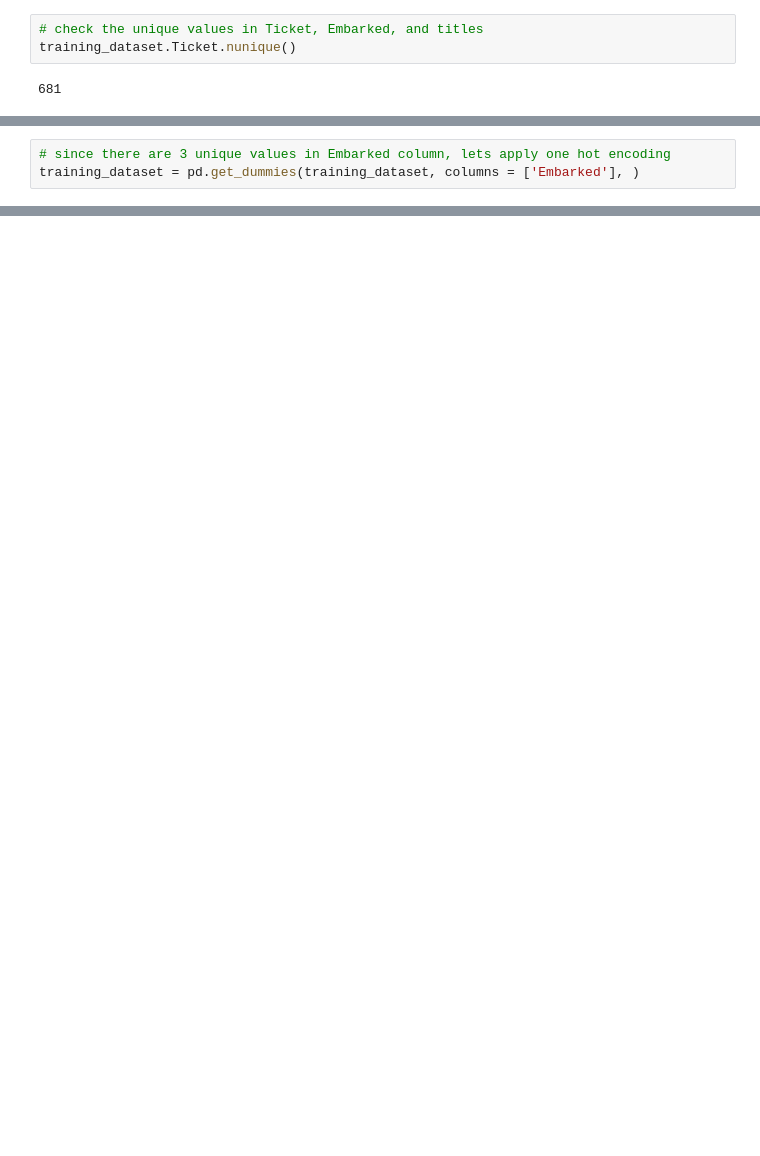
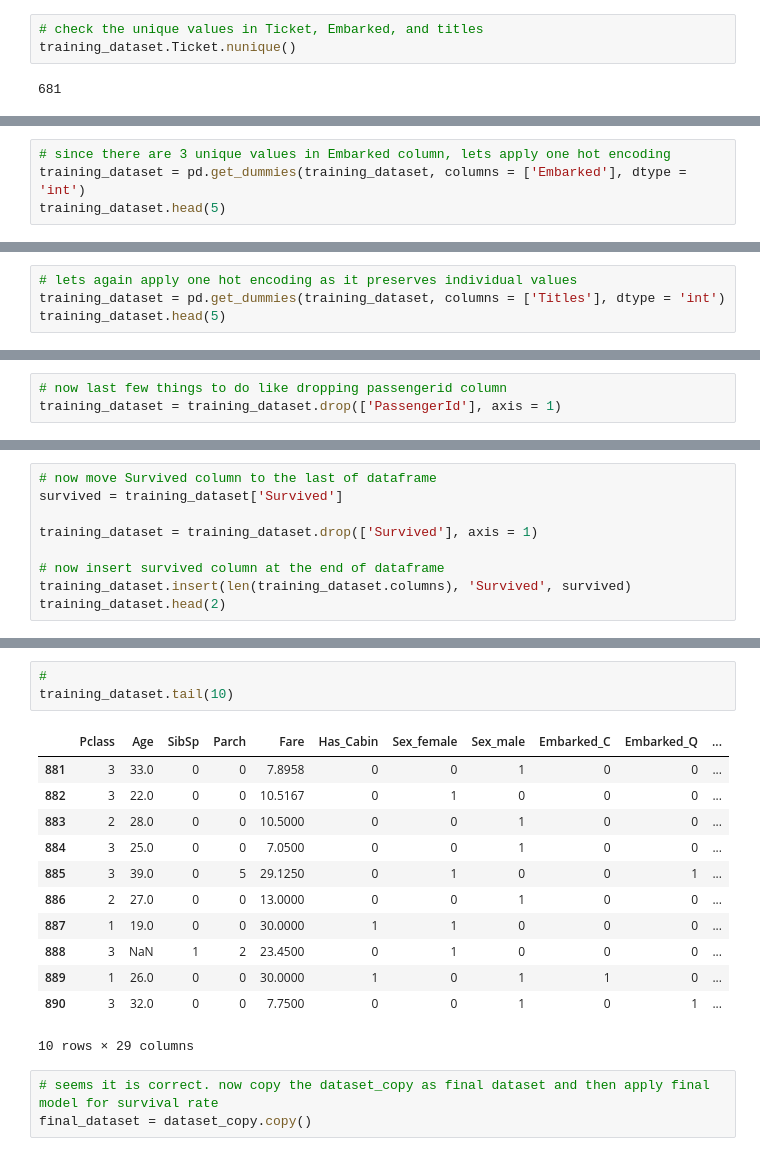
Before and after one commit to arfan64shah/Data_Science, a Jupyter notebook: Titanic_EDA/Titanic_Complete.ipynb, the cells around one changed output, grey strips where cells are left out. Drawn from its saved outputs; the diff is of its cells as text; blank space fills up the shorter version.

```diff
--- a/Titanic_EDA/Titanic_Complete.ipynb
+++ b/Titanic_EDA/Titanic_Complete.ipynb
@@ -288,4 +290,5 @@ titles      17
 dtype: int64
 # %%
 # since there are 3 unique values in Embarked column, lets apply one hot encoding
-training_dataset = pd.get_dummies(training_dataset, columns = ['Embarked'], )
+training_dataset = pd.get_dummies(training_dataset, columns = ['Embarked'], dtype = 'int')
+training_dataset.head(5)
@@ -297,0 +326,4 @@ ValueError: could not convert string to float: 'Braund, Mr. Owen Harris'
+# %%
+# lets again apply one hot encoding as it preserves individual values
+training_dataset = pd.get_dummies(training_dataset, columns = ['Titles'], dtype = 'int')
+training_dataset.head(5)
@@ -297,0 +338,3 @@ ValueError: could not convert string to float: 'Braund, Mr. Owen Harris'
+# %%
+# now last few things to do like dropping passengerid column
+training_dataset = training_dataset.drop(['PassengerId'], axis = 1)
@@ -297,0 +350,9 @@ ValueError: could not convert string to float: 'Braund, Mr. Owen Harris'
+# %%
+# now move Survived column to the last of dataframe
+survived = training_dataset['Survived']
+
+training_dataset = training_dataset.drop(['Survived'], axis = 1)
+
+# now insert survived column at the end of dataframe
+training_dataset.insert(len(training_dataset.columns), 'Survived', survived)
+training_dataset.head(2)
@@ -297,0 +608,19 @@ ValueError: could not convert string to float: 'Braund, Mr. Owen Harris'
+# %%
+#
+training_dataset.tail(10)
+# %% [output]
+|  | Pclass | Age | SibSp | Parch | Fare | Has_Cabin | Sex_female | Sex_male | Embarked_C | Embarked_Q | ... |
+| 881 | 3 | 33.0 | 0 | 0 | 7.8958 | 0 | 0 | 1 | 0 | 0 | ... |
+| 882 | 3 | 22.0 | 0 | 0 | 10.5167 | 0 | 1 | 0 | 0 | 0 | ... |
+| 883 | 2 | 28.0 | 0 | 0 | 10.5000 | 0 | 0 | 1 | 0 | 0 | ... |
+| 884 | 3 | 25.0 | 0 | 0 | 7.0500 | 0 | 0 | 1 | 0 | 0 | ... |
+| 885 | 3 | 39.0 | 0 | 5 | 29.1250 | 0 | 1 | 0 | 0 | 1 | ... |
+| 886 | 2 | 27.0 | 0 | 0 | 13.0000 | 0 | 0 | 1 | 0 | 0 | ... |
+| 887 | 1 | 19.0 | 0 | 0 | 30.0000 | 1 | 1 | 0 | 0 | 0 | ... |
+| 888 | 3 | NaN | 1 | 2 | 23.4500 | 0 | 1 | 0 | 0 | 0 | ... |
+| 889 | 1 | 26.0 | 0 | 0 | 30.0000 | 1 | 0 | 1 | 1 | 0 | ... |
+| 890 | 3 | 32.0 | 0 | 0 | 7.7500 | 0 | 0 | 1 | 0 | 1 | ... |
+10 rows × 29 columns
+# %%
+# seems it is correct. now copy the dataset_copy as final dataset and then apply final model for survival rate
+final_dataset = dataset_copy.copy()
```
Also changed, not shown: parts of 32 cells of this notebook.
